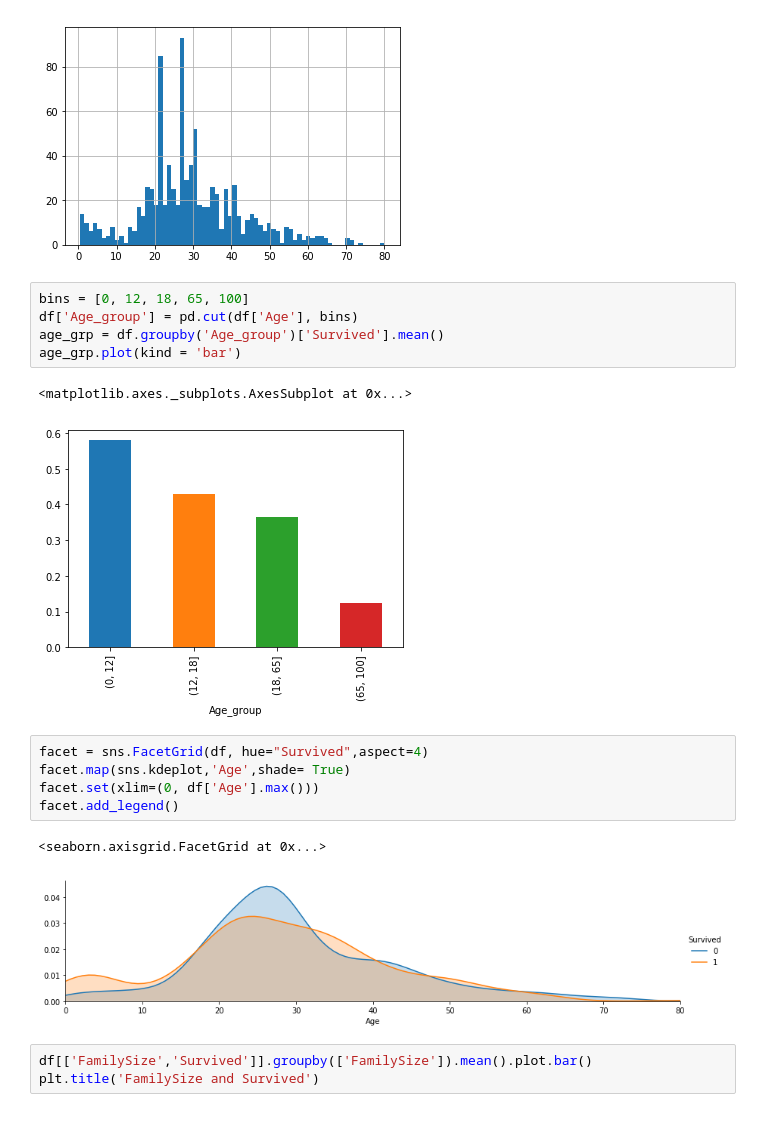
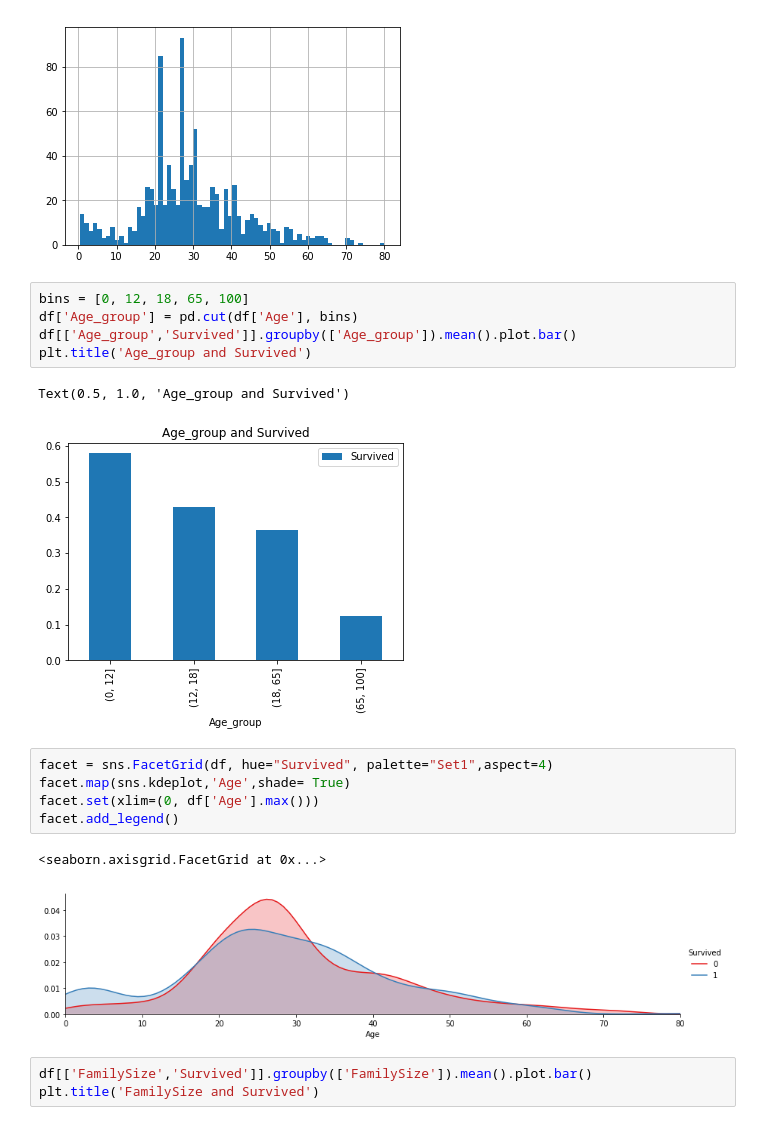
Before and after one commit to ivyWANG958/python-data-analysis, a Jupyter notebook: titanic/ml.ipynb, the cells around one changed output. Cells and saved outputs as stored; diff of their text form.

```diff
--- a/titanic/ml.ipynb
+++ b/titanic/ml.ipynb
@@ -146,19 +146,19 @@ df['Age'].hist(bins=70)
 # %%
 bins = [0, 12, 18, 65, 100]
 df['Age_group'] = pd.cut(df['Age'], bins)
-age_grp = df.groupby('Age_group')['Survived'].mean()
-age_grp.plot(kind = 'bar')
+df[['Age_group','Survived']].groupby(['Age_group']).mean().plot.bar()
+plt.title('Age_group and Survived')
 # %% [output]
-<matplotlib.axes._subplots.AxesSubplot at 0x...>
+Text(0.5, 1.0, 'Age_group and Survived')
-[figure, old version]
+[figure, new version]
 # %%
-facet = sns.FacetGrid(df, hue="Survived",aspect=4)
+facet = sns.FacetGrid(df, hue="Survived", palette="Set1",aspect=4)
 facet.map(sns.kdeplot,'Age',shade= True)
 facet.set(xlim=(0, df['Age'].max()))
 facet.add_legend()
 # %% [output]
 <seaborn.axisgrid.FacetGrid at 0x...>
-[figure, old version]
+[figure, new version]
 # %%
 df[['FamilySize','Survived']].groupby(['FamilySize']).mean().plot.bar()
 plt.title('FamilySize and Survived')
```
Also changed, not shown: parts of 3 cells of this notebook.
